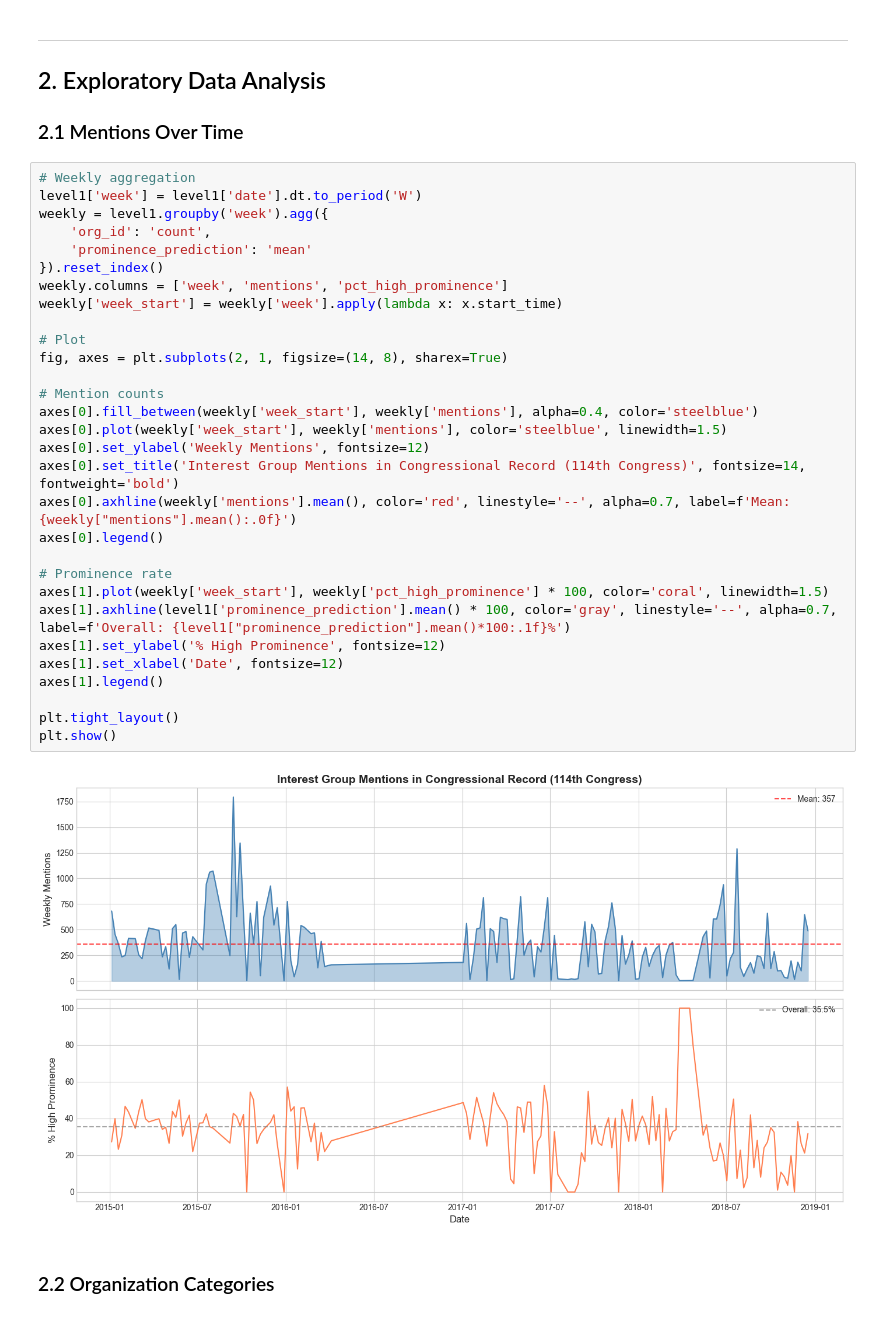
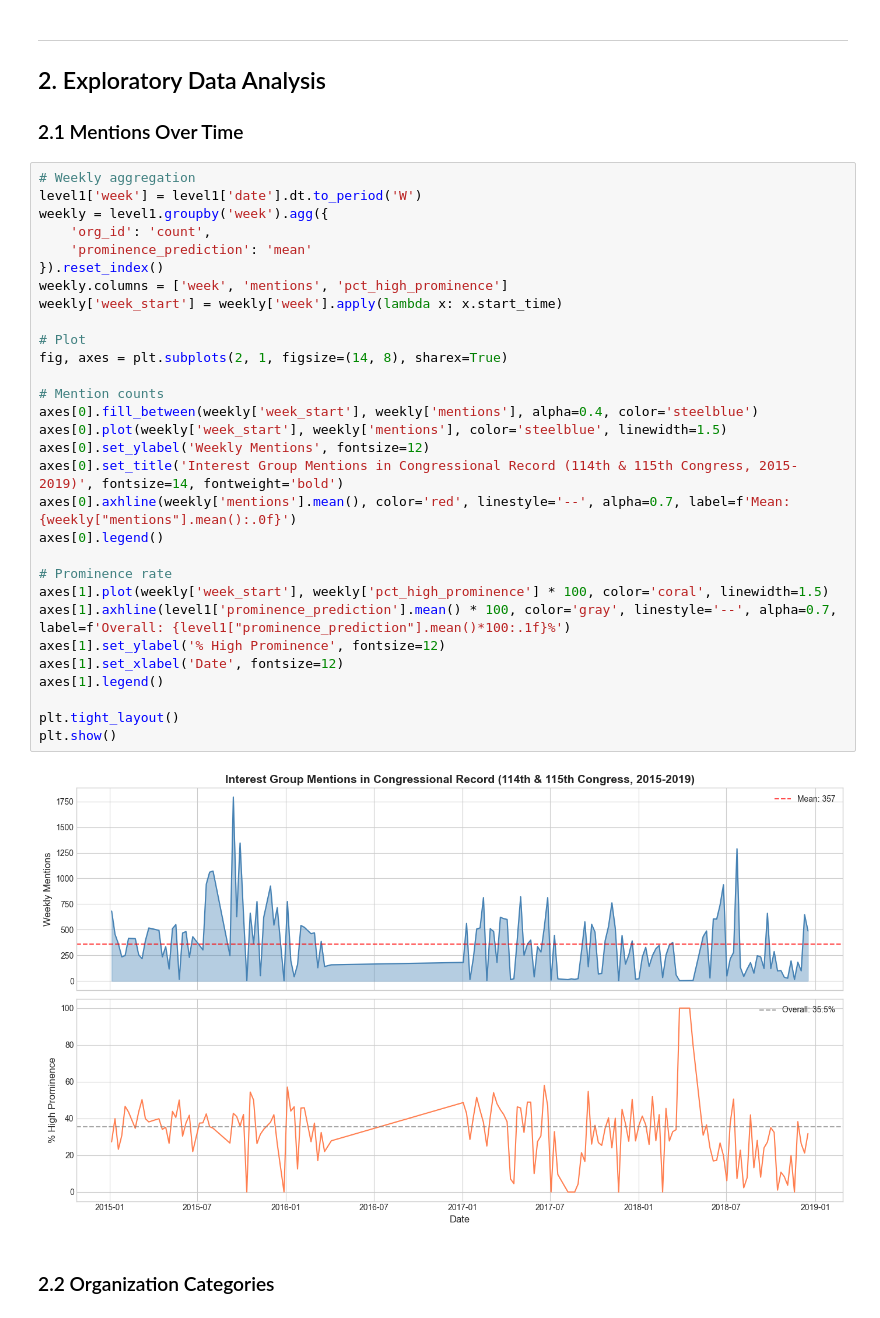
Before and after one commit to kmazurek95/ThesisPipelineRework, a Jupyter notebook: notebooks/Analysis_Showcase.ipynb, the cells around one changed output. Saved outputs shown, nothing was run; the diff lists cells and outputs as text.

```diff
--- a/notebooks/Analysis_Showcase.ipynb
+++ b/notebooks/Analysis_Showcase.ipynb
@@ -140,35 +140,35 @@ Date Range: 2015-01-06 to 2018-12-22
 # %%
 # Weekly aggregation
 level1['week'] = level1['date'].dt.to_period('W')
 weekly = level1.groupby('week').agg({
     'org_id': 'count',
     'prominence_prediction': 'mean'
 }).reset_index()
 weekly.columns = ['week', 'mentions', 'pct_high_prominence']
 weekly['week_start'] = weekly['week'].apply(lambda x: x.start_time)
 
 # Plot
 fig, axes = plt.subplots(2, 1, figsize=(14, 8), sharex=True)
 
 # Mention counts
 axes[0].fill_between(weekly['week_start'], weekly['mentions'], alpha=0.4, color='steelblue')
 axes[0].plot(weekly['week_start'], weekly['mentions'], color='steelblue', linewidth=1.5)
 axes[0].set_ylabel('Weekly Mentions', fontsize=12)
-axes[0].set_title('Interest Group Mentions in Congressional Record (114th Congress)', fontsize=14, fontweight='bold')
+axes[0].set_title('Interest Group Mentions in Congressional Record (114th & 115th Congress, 2015-2019)', fontsize=14, fontweight='bold')
 axes[0].axhline(weekly['mentions'].mean(), color='red', linestyle='--', alpha=0.7, label=f'Mean: {weekly["mentions"].mean():.0f}')
 axes[0].legend()
 
 # Prominence rate
 axes[1].plot(weekly['week_start'], weekly['pct_high_prominence'] * 100, color='coral', linewidth=1.5)
 axes[1].axhline(level1['prominence_prediction'].mean() * 100, color='gray', linestyle='--', alpha=0.7, label=f'Overall: {level1["prominence_prediction"].mean()*100:.1f}%')
 axes[1].set_ylabel('% High Prominence', fontsize=12)
 axes[1].set_xlabel('Date', fontsize=12)
 axes[1].legend()
 
 plt.tight_layout()
 plt.show()
 # %% [output]
-[figure, old version]
+[figure, new version]
 # %% [markdown]
 ### 2.2 Organization Categories
 # %%
```
Also changed, not shown: parts of 1 cell of this notebook, 31 other files.
